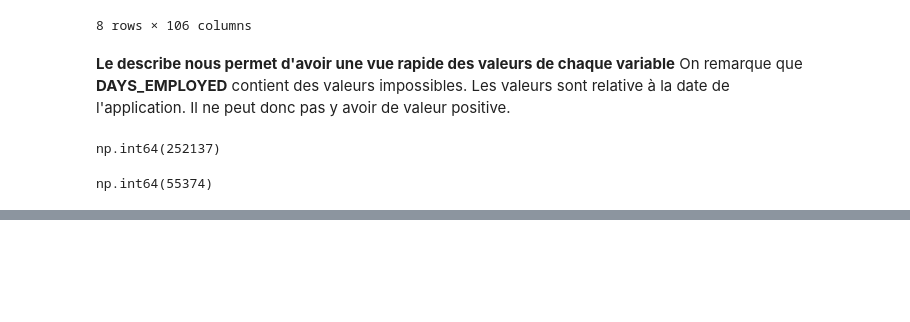
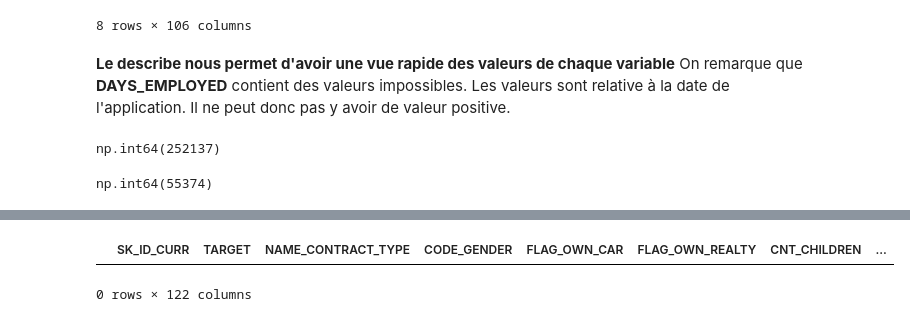
Before and after one commit to Belin27000/P4_ScoringModel, a Jupyter notebook: Lecerf_Yann_1_notebook_analyse_exploratoire_feature_enginering_092024.ipynb, the cells around one changed output, grey strips where cells are left out. Saved outputs shown, nothing was run; the diff lists cells and outputs as text; code cells hidden in the pictures; blank space fills up the shorter version.

```diff
--- a/Lecerf_Yann_1_notebook_analyse_exploratoire_feature_enginering_092024.ipynb
+++ b/Lecerf_Yann_1_notebook_analyse_exploratoire_feature_enginering_092024.ipynb
@@ -213,0 +274,5 @@ np.int64(55374)
+# %%
+app_train[app_train['AMT_ANNUITY'] > app_train['AMT_CREDIT']]
+# %% [output]
+|  | SK_ID_CURR | TARGET | NAME_CONTRACT_TYPE | CODE_GENDER | FLAG_OWN_CAR | FLAG_OWN_REALTY | CNT_CHILDREN | ... |
+0 rows × 122 columns
```
Also changed, not shown: parts of 12 cells of this notebook, 1 other file.
